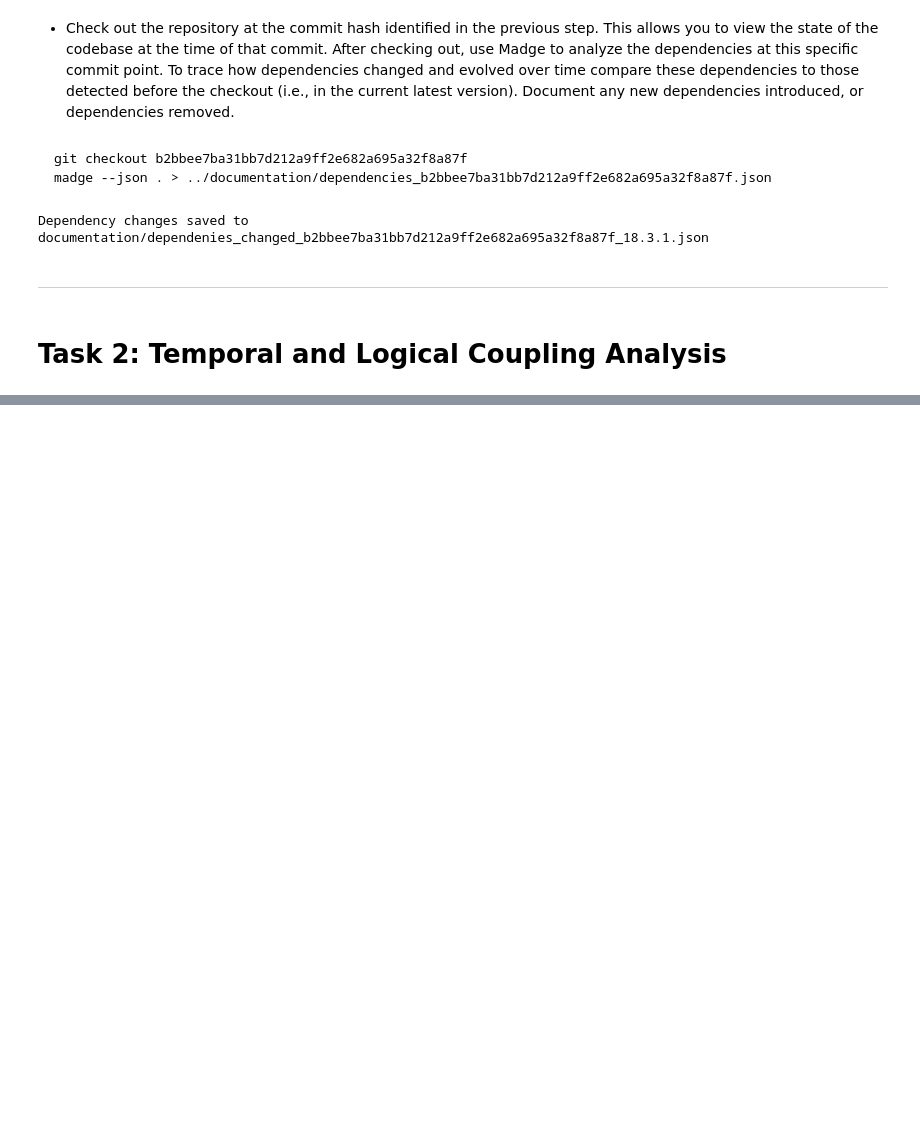
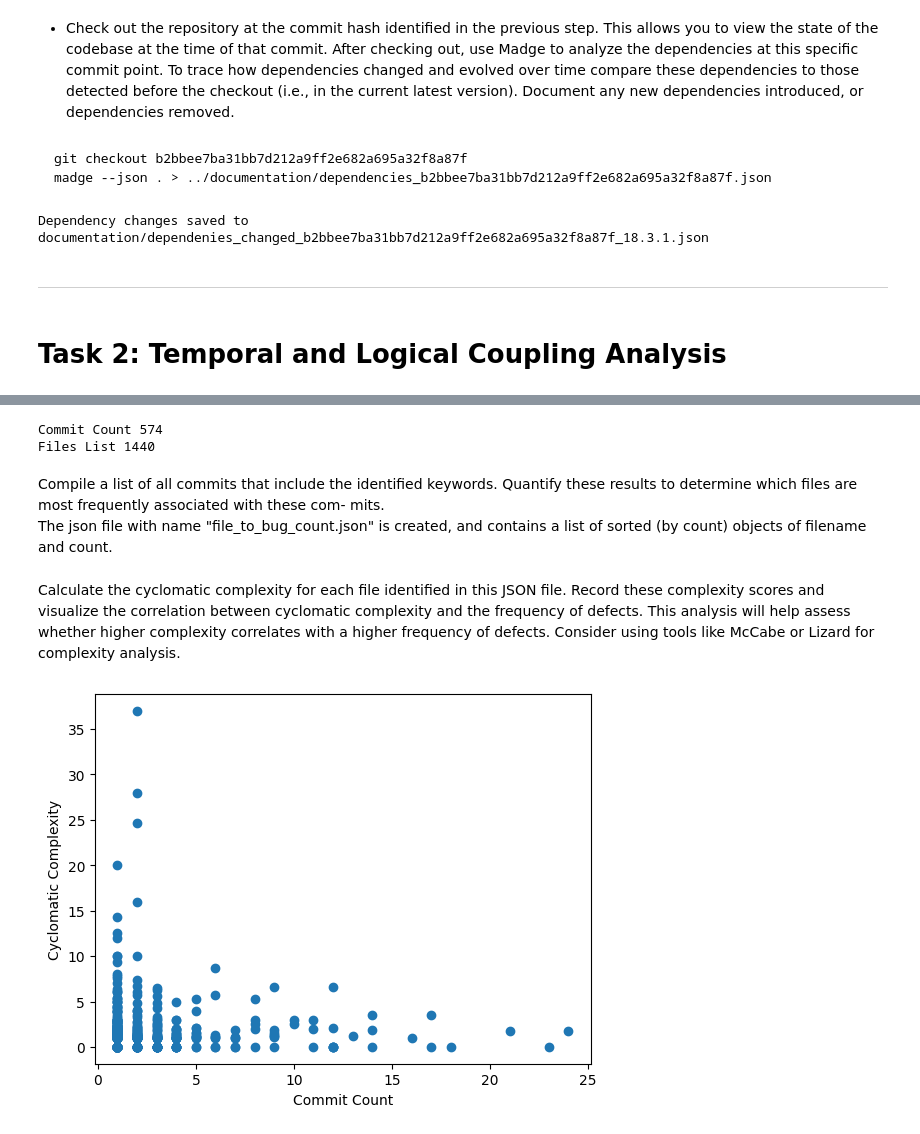
Before and after one commit to schwarzjakob/uzh_fss_se01, a Jupyter notebook: fss_se1_jakob.ipynb, the cells around one changed output, grey strips where cells are left out. Saved outputs shown, nothing was run; the diff lists cells and outputs as text; code cells hidden in the pictures; blank space fills up the shorter version.

```diff
--- a/fss_se1_jakob.ipynb
+++ b/fss_se1_jakob.ipynb
@@ -245,0 +261,33 @@ Dependency changes saved to documentation/dependenies_changed_b2bbee7ba31bb7d212
+# %%
+repo = pydriller.Repository('react')
+
+commit_list = []
+files_dict = {}
+
+for commit in repo.traverse_commits():
+    if "bug" in commit.msg:
+        commit_list.append(commit.hash)
+        for file in commit.modified_files:
+            if not file.old_path:
+                files_dict[file.new_path] = 1
+            elif not file.new_path:
+                if file.old_path in files_dict:
+                    files_dict[file.old_path] += 1
+                else:
+                    files_dict[file.old_path] = 1
+            else:
+                if file.old_path in files_dict:
+                    files_dict[file.new_path] = files_dict.pop(file.old_path) + 1
+                else:
+                    files_dict[file.new_path] = 1
+
+print("Commit Count", len(commit_list))
+print("Files List", len(list(files_dict.keys())))
+# %% [output]
+Commit Count 574
+Files List 1440
+# %% [markdown]
+Compile a list of all commits that include the identified keywords. Quantify these
+results to determine which files are most frequently associated with these com-
+mits. <br>
+The json file with name "file_to_bug_count.json" is created, and contains a list of sorted (by count) objects of filename and count.
@@ -245,0 +301,19 @@ Dependency changes saved to documentation/dependenies_changed_b2bbee7ba31bb7d212
+# %% [markdown]
+Calculate the cyclomatic complexity for each file identified in this JSON file.
+Record these complexity scores and visualize the correlation between cyclomatic complexity and the frequency of defects. This analysis will help assess
+whether higher complexity correlates with a higher frequency of defects. Consider using tools like McCabe or Lizard for complexity analysis.
+# %%
+# do we handle cases of deleted files?
+existing_files = [file for file in files_dict.keys() if file and os.path.exists('react/'+file)]
+
+complexity_map = {file: lizard.analyze_file('react/'+file).average_cyclomatic_complexity for file in existing_files}
+
+x = [files_dict[key] for key in existing_files]
+y = [complexity_map[key] for key in existing_files]
+# %%
+plt.scatter(x, y)
+plt.xlabel('Commit Count')
+plt.ylabel('Cyclomatic Complexity')
+plt.show()
+# %% [output]
+[figure, added]
```
Also changed, not shown: parts of 5 cells of this notebook, 2 other files.
